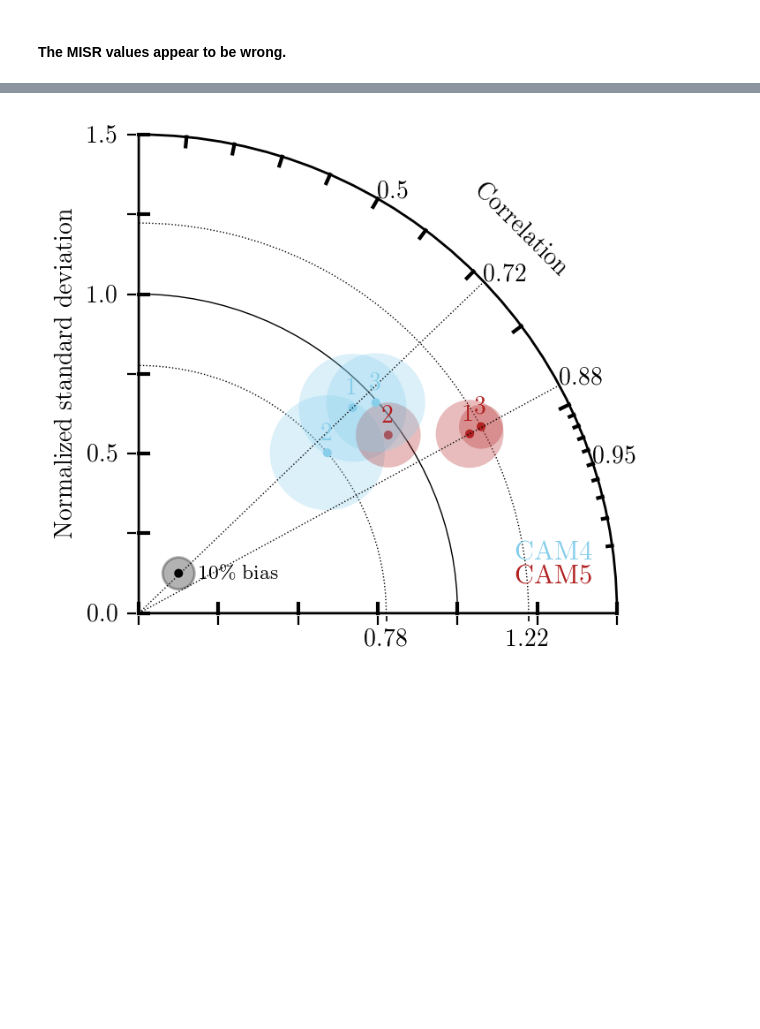
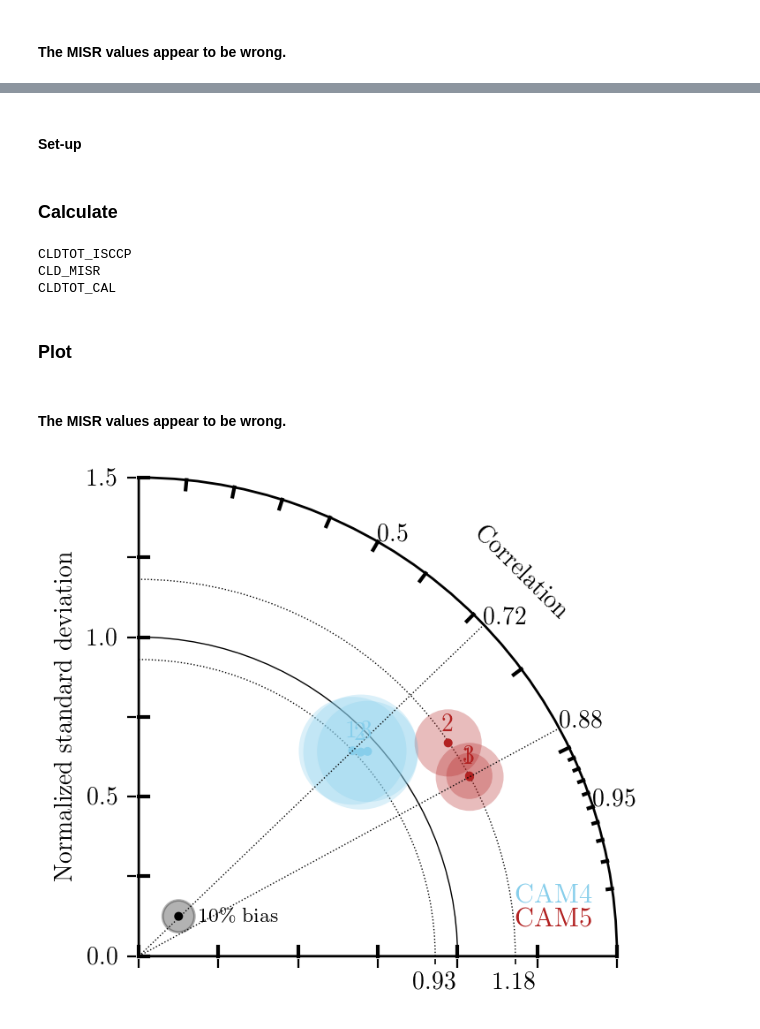
Before and after one commit to jshaw35/CESM2_analysis, a Jupyter notebook: CESM2_COSP/taylor_plots/taylor_panel2.ipynb, the cells around one changed output, grey strips where cells are left out. Cells and saved outputs as stored; diff of their text form; code cells hidden in the pictures; blank space fills up the shorter version.

```diff
--- a/CESM2_COSP/taylor_plots/taylor_panel2.ipynb
+++ b/CESM2_COSP/taylor_plots/taylor_panel2.ipynb
@@ -395,0 +553,2 @@ mpl.rcParams['text.usetex'] = True
+# %% [markdown]
+#### Set-up
@@ -396,4 +569,56 @@ mpl.rcParams['text.usetex'] = True
+# %% [markdown]
+### Calculate
+# %%
+varnames = ['CLDTOT_ISCCP','CLD_MISR','CLDTOT_CAL']
+
+nvars = 3; ntest = 2;
+cc = np.zeros([nvars,ntest])
+ratio = np.zeros([nvars,ntest])
+bias = np.zeros([nvars,ntest])
+
+for ivar,var in enumerate(varnames): # iterate over the variables for a specific Taylor plot
+    print(var)
+    # Select observational dataarray:
+    obs_da = cntlnames[var]
+    try:
+        obs_ds = obs_da[var]
+    except:
+        obs_ds = obs_da
+
+    for itest,(name,metric) in enumerate(zip(testnames,testmetrics[var])): # iterate over the models to test/plot
+        # Time average:
+        test_ds = metric[var]
+
+        # Calculate Taylor diagram relevant variables:
+        _bias,_corr,_rmsnorm,_ratio = calculate(obs_ds,test_ds)
+
+        try:
+            cc[ivar,itest] = _corr
+        except:
+            cc[ivar,itest] = _corr['CLD_MISR']
+        try:
+            ratio[ivar,itest] = _ratio
+        except:
+            ratio[ivar,itest] = _ratio['CLD_MISR']
+        try:
+            bias[ivar,itest] = _bias
+        except:
+            bias[ivar,itest] = _bias['CLD_MISR']
+
+#         print(bias,corr,rmsnorm,ratio)
+# %% [output]
+CLDTOT_ISCCP
+CLD_MISR
+CLDTOT_CAL
+# %% [markdown]
+### Plot
+# %% [markdown]
+#### The MISR values appear to be wrong.
 # %%
+mpl.rcParams['font.family'] = 'serif'
+mpl.rcParams['font.size'] = 10
+mpl.rcParams['text.usetex'] = True
+
 figure = plt.figure(figsize=(8,8))
 figure.set_dpi(200)
 testcolors = ('SkyBlue','Firebrick')
@@ -422,31 +647,33 @@ circle = patches.Circle(
         (xloc,yloc),0.01,
         color="black",
     )
 ax.add_patch(circle)
 
 # Reference bias text
 ax.text(
         xloc+ref_bias/2.0 + 0.01*taylor_diagram.xymax,yloc,
         "%.0f%s bias"%(ref_bias*100,r"\%"),
         color="Black",
         fontsize=8,
         horizontalalignment="left",
         verticalalignment="center"
     )
 
 # Case labels
 xloc = taylor_diagram.xymax*0.95
 yloc = taylor_diagram.xymax*0.05
 dy = taylor_diagram.xymax*0.05
 for itest,testname in enumerate(testnames[::-1]):
     ax.text(
             xloc,yloc+itest*dy, # place these just above the dots
             testname,
             color=testcolors[::-1][itest],
             fontsize=11,
             horizontalalignment="right",
             verticalalignment="bottom",
 #             fontweight='bold', # doesn't do anything
         )
+
+mpl.rcParams['text.usetex'] = False
 # %% [output]
-[figure, old version]
+[figure, new version]
```
Also changed, not shown: parts of 27 cells of this notebook, 19 other files.
